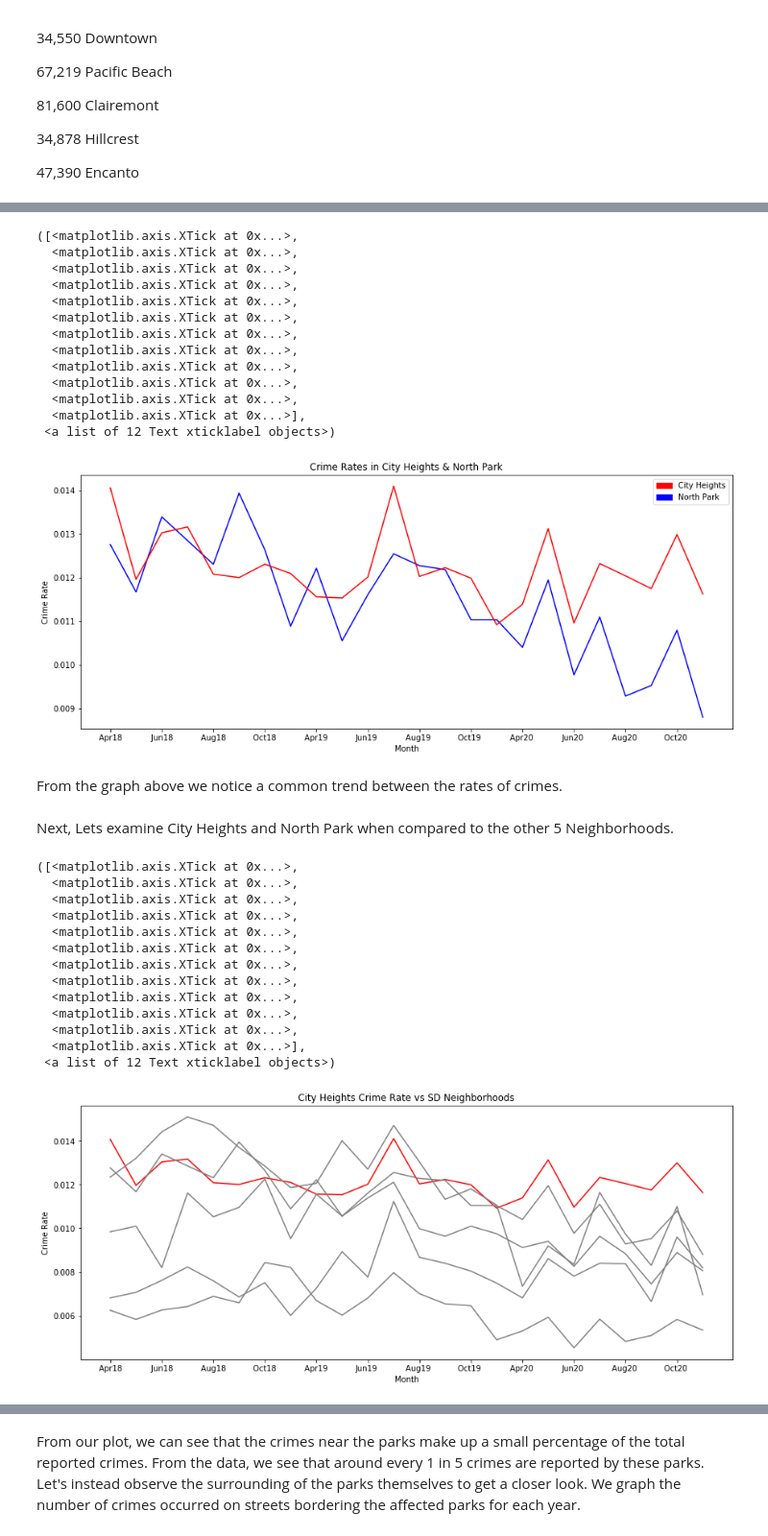
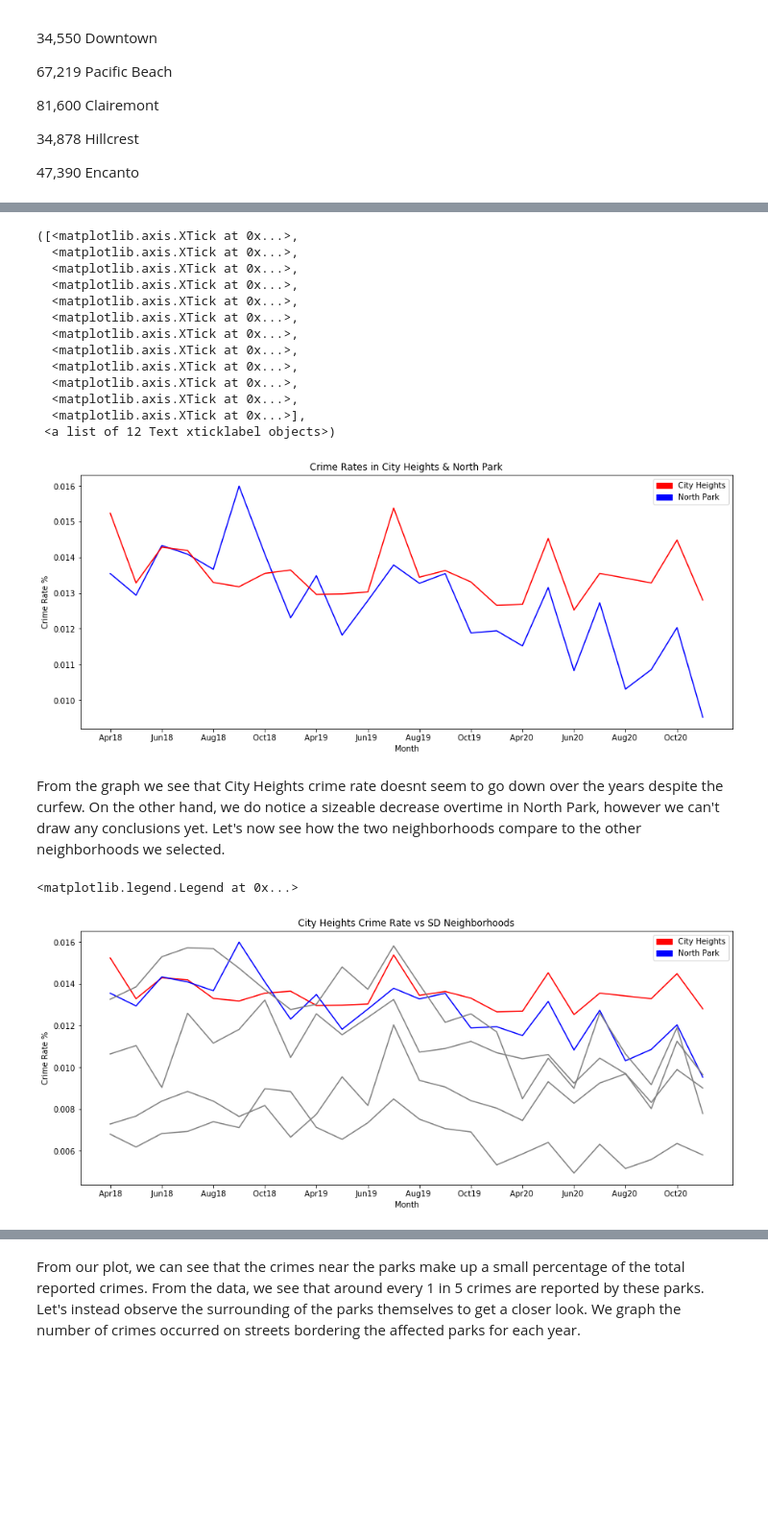
Before and after one commit to michaelbaluja/individual_fa20, a Jupyter notebook: final_project/FinalProject_BobTabrizi.ipynb, the cells around one changed output, grey strips where cells are left out. Shown at 96% size. Cells and saved outputs as stored; diff of their text form; code cells hidden in the pictures; blank space fills up the shorter version.

```diff
--- a/final_project/FinalProject_BobTabrizi.ipynb
+++ b/final_project/FinalProject_BobTabrizi.ipynb
@@ -85,9 +89,9 @@ df_SD_20 = pd.read_csv("data/pd_calls_for_service_2020_datasd.csv")
 First we seperate each year into its own dataframe. We drop addresses and incident numbers along with other unneeded variables as they don't add value to our investigation of crime occurence.
 # %%
 ##Create dataframes seperated by years
-df_18 = df_SD_18.drop(["incident_num","address_number_primary","address_dir_primary","address_dir_intersecting", "address_sfx_intersecting", "disposition","priority", "call_type"], axis = 1)
-df_19 = df_SD_19.drop(["incident_num","address_number_primary","address_dir_primary","address_dir_intersecting", "address_sfx_intersecting", "disposition","priority", "call_type"], axis = 1)
-df_20 = df_SD_20.drop(["incident_num","address_number_primary","address_dir_primary","address_dir_intersecting", "address_sfx_intersecting", "disposition","priority", "call_type"], axis = 1)
+df_18 = df_SD_18.drop(["incident_num","address_number_primary","address_dir_primary","address_dir_intersecting", "address_sfx_intersecting", "disposition","priority", "call_type","day_of_week"], axis = 1)
+df_19 = df_SD_19.drop(["incident_num","address_number_primary","address_dir_primary","address_dir_intersecting", "address_sfx_intersecting", "disposition","priority", "call_type","day_of_week"], axis = 1)
+df_20 = df_SD_20.drop(["incident_num","address_number_primary","address_dir_primary","address_dir_intersecting", "address_sfx_intersecting", "disposition","priority", "call_type", "day_of_week"], axis = 1)
 
 
 ##Create Dataframe with all data
@@ -100,12 +102,3 @@ Next we map each day of the week to a boolean value indicating if the crime occu
-# %%
-###Convert Day of week column into boolean column indicating if day is a weekday or not.
-###In this case, since we are observing night/evening. Friday is included as a weekend
-### 1 = Sunday, 2- 6 = Monday - Thursday, 7 = Friday, 0 = Saturday
-df_18['day_of_week'] = df_18['day_of_week'].map({0:'Yes',1:'Yes',2:'No',3:'No',4:'No',5:'No',6:'No',7:'Yes'})
-df_19['day_of_week'] = df_19['day_of_week'].map({0:'Yes',1:'Yes',2:'No',3:'No',4:'No',5:'No',6:'No',7:'Yes'})
-df_20['day_of_week'] = df_20['day_of_week'].map({0:'Yes',1:'Yes',2:'No',3:'No',4:'No',5:'No',6:'No', 7:'Yes'})
-
-df_all['day_of_week'] = df_all['day_of_week'].map({0:'Yes',1:'Yes',2:'No',3:'No',4:'No',5:'No',6:'No', 7:'Yes'})
 # %% [markdown]
 For each PD Code "Beat", there is a corresponding neighborhood in San Diego. This function will be used to turn the numbers which dont give immediate insight into a more informational metric that we will use to display crime occurences within each neighborhood. Additionally, some codes were subdivisions of a larger neighborhood. Consolidation of these codes into one master neighborhood is carried out as well. If the code is not one of the listed neighborhoods, we return -1 to indicate the data is not useful to us.
 
@@ -388,10 +381,10 @@ df_18['beat'] = df_18['beat'].apply(standardize_neighborhood)
 df_19['beat'] = df_19['beat'].apply(standardize_neighborhood)
 df_20['beat'] = df_20['beat'].apply(standardize_neighborhood)
 df_all['beat'] = df_all['beat'].apply(standardize_neighborhood)
-df_18 = df_18.rename(columns = {'date_time': 'Time/Day', 'day_of_week':'Weekend','address_road_primary':'Street Name', 'address_sfx_primary': 'Suffix', 'address_road_intersecting': 'Intersection','beat': 'Neighborhood'})
-df_19 = df_19.rename(columns = {'date_time': 'Time/Day', 'day_of_week':'Weekend','address_road_primary':'Street Name', 'address_sfx_primary': 'Suffix', 'address_road_intersecting': 'Intersection','beat': 'Neighborhood'})
-df_20 = df_20.rename(columns = {'date_time': 'Time/Day', 'day_of_week':'Weekend','address_road_primary':'Street Name', 'address_sfx_primary': 'Suffix', 'address_road_intersecting': 'Intersection','beat': 'Neighborhood'})
-df_all = df_all.rename(columns = {'date_time': 'Time/Day', 'day_of_week':'Weekend','address_road_primary':'Street Name', 'address_sfx_primary': 'Suffix', 'address_road_intersecting': 'Intersection','beat': 'Neighborhood'})
+df_18 = df_18.rename(columns = {'date_time': 'Time/Day', 'address_road_primary':'Street Name', 'address_sfx_primary': 'Suffix', 'address_road_intersecting': 'Intersection','beat': 'Neighborhood'})
+df_19 = df_19.rename(columns = {'date_time': 'Time/Day', 'address_road_primary':'Street Name', 'address_sfx_primary': 'Suffix', 'address_road_intersecting': 'Intersection','beat': 'Neighborhood'})
+df_20 = df_20.rename(columns = {'date_time': 'Time/Day', 'address_road_primary':'Street Name', 'address_sfx_primary': 'Suffix', 'address_road_intersecting': 'Intersection','beat': 'Neighborhood'})
+df_all = df_all.rename(columns = {'date_time': 'Time/Day', 'address_road_primary':'Street Name', 'address_sfx_primary': 'Suffix', 'address_road_intersecting': 'Intersection','beat': 'Neighborhood'})
 # %% [markdown]
 ## Step 2: Remove Invalid Logs & Filter/Group Crimes by Time
 # %% [markdown]
@@ -719,21 +718,21 @@ for item in EN_list:
 First, lets take a look at City Heights and North Park over the three year span.
 # %%
 month_list = [' Apr18 ',' May18 ',' Jun18 ',' Jul18 ',' Aug18 ',' Sept18 ',' Oct18 ',' Nov18 ',' Apr19 ','May19 ','Jun19 ','Jul19 ','Aug19 ','Sept19 ','Oct19 ','Nov19 ','Apr20 ','May20 ','Jun20 ','Jul20 ','Aug20 ','Sept20 ','Oct20 ','Nov20']
-
 month_list_yr = ['April','May','June','July','August','September','October','November']
+x_tick = [' Apr18 ',' Jun18 ',' Aug18 ',' Oct18 ',' Apr19 ','Jun19 ','Aug19 ','Oct19 ','Apr20 ','Jun20 ','Aug20 ','Oct20 ']
 # %%
 plt.figure(figsize=(15,6))
 plt.plot(month_list, prop_NP_list,color='blue')
 plt.plot(month_list,prop_CH_list,color='red')
 
 plt.xlabel("Month")
-plt.ylabel("Crime Rate")
+plt.ylabel("Crime Rate %")
 plt.title("Crime Rates in City Heights & North Park")
 
 red_patch = mpatches.Patch(color='red', label='City Heights')
 blue_patch = mpatches.Patch(color='blue', label='North Park')
 plt.legend(handles=[red_patch,blue_patch])
-plt.xticks([' Apr18 ',' Jun18 ',' Aug18 ',' Oct18 ',' Apr19 ','Jun19 ','Aug19 ','Oct19 ','Apr20 ','Jun20 ','Aug20 ','Oct20 '])
+plt.xticks(x_tick)
 # %% [output]
 ([<matplotlib.axis.XTick at 0x...>,
   <matplotlib.axis.XTick at 0x...>,
@@ -748,36 +747,25 @@ plt.xticks([' Apr18 ',' Jun18 ',' Aug18 ',' Oct18 ',' Apr19 ','Jun19 ','Aug19 ',
   <matplotlib.axis.XTick at 0x...>,
   <matplotlib.axis.XTick at 0x...>],
  <a list of 12 Text xticklabel objects>)
-[figure, old version]
+[figure, new version]
-# %% [markdown]
-From the graph above we notice a common trend between the rates of crimes.
-# %% [markdown]
-Next, Lets examine City Heights and North Park when compared to the other 5 Neighborhoods.
+# %% [markdown]
+From the graph we see that City Heights crime rate doesnt seem to go down over the years despite the curfew. On the other hand, we do notice a sizeable decrease overtime in North Park, however we can't draw any conclusions yet. Let's now see how the two neighborhoods compare to the other neighborhoods we selected.
 # %%
 plt.figure(figsize=(15,6))
 plt.plot(month_list, prop_CH_list,color='red')
 
-plt.plot(month_list,prop_NP_list,color='gray')
+plt.plot(month_list,prop_NP_list,color='blue')
 plt.plot(month_list,prop_PB_list,color='gray')
 plt.plot(month_list,prop_HC_list,color='gray')
 plt.plot(month_list,prop_EN_list,color='gray')
 plt.plot(month_list,prop_CM_list,color='gray')
 plt.xlabel("Month")
-plt.ylabel("Crime Rate")
+plt.ylabel("Crime Rate %")
 plt.title("City Heights Crime Rate vs SD Neighborhoods")
-plt.xticks([' Apr18 ',' Jun18 ',' Aug18 ',' Oct18 ',' Apr19 ','Jun19 ','Aug19 ','Oct19 ','Apr20 ','Jun20 ','Aug20 ','Oct20 '])
+plt.xticks(x_tick)
+red_patch = mpatches.Patch(color='red', label='City Heights')
+blue_patch = mpatches.Patch(color='blue', label='North Park')
+plt.legend(handles=[red_patch,blue_patch])
 # %% [output]
-([<matplotlib.axis.XTick at 0x...>,
-  <matplotlib.axis.XTick at 0x...>,
-  <matplotlib.axis.XTick at 0x...>,
-  <matplotlib.axis.XTick at 0x...>,
-  <matplotlib.axis.XTick at 0x...>,
-  <matplotlib.axis.XTick at 0x...>,
-  <matplotlib.axis.XTick at 0x...>,
-  <matplotlib.axis.XTick at 0x...>,
-  <matplotlib.axis.XTick at 0x...>,
-  <matplotlib.axis.XTick at 0x...>,
-  <matplotlib.axis.XTick at 0x...>,
-  <matplotlib.axis.XTick at 0x...>],
- <a list of 12 Text xticklabel objects>)
+<matplotlib.legend.Legend at 0x...>
-[figure, old version]
+[figure, new version]
```
Also changed, not shown: parts of 27 cells of this notebook, 1 other file.
